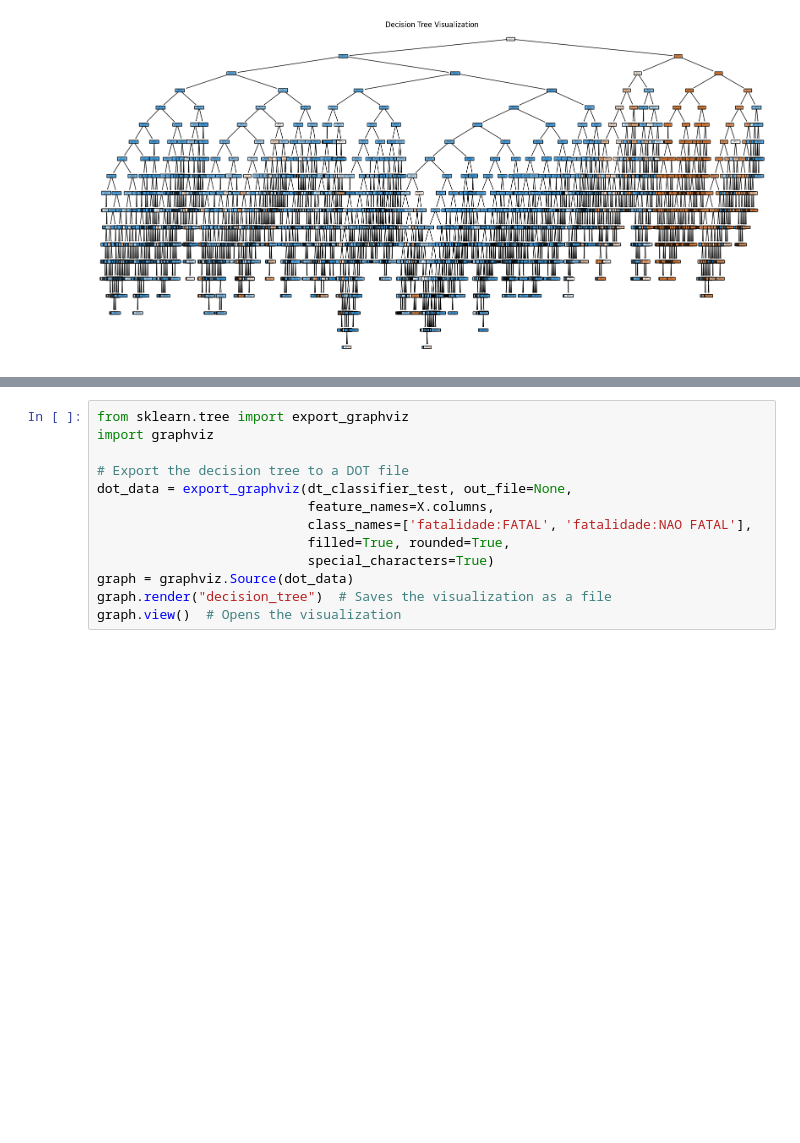
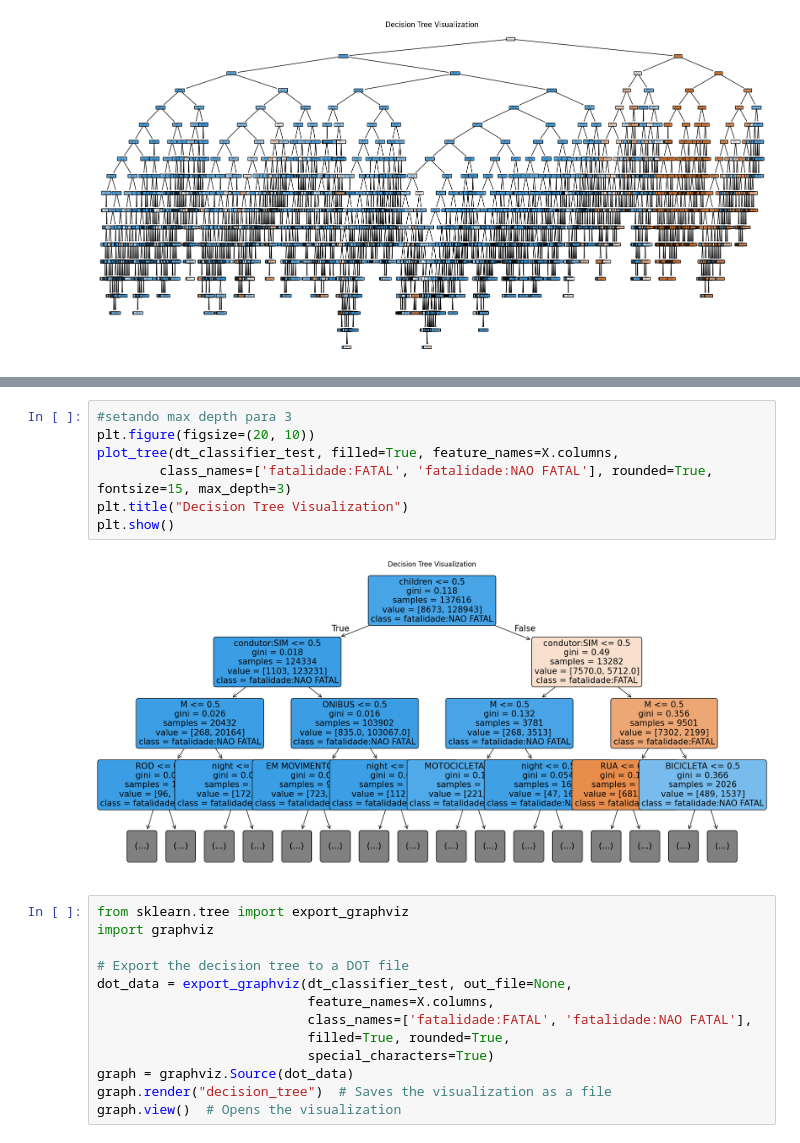
Before and after one commit to SamuelLipovetsky/mda_project, a Jupyter notebook: classification.ipynb, the cells around one changed output, grey strips where cells are left out. Cells and saved outputs as stored; diff of their text form; blank space fills up the shorter version.

```diff
--- a/classification.ipynb
+++ b/classification.ipynb
@@ -496,3 +496,12 @@ plt.show()
+# %%
+#setando max depth para 3
+plt.figure(figsize=(20, 10))
+plot_tree(dt_classifier_test, filled=True, feature_names=X.columns,
+        class_names=['fatalidade:FATAL', 'fatalidade:NAO FATAL'], rounded=True, fontsize=15, max_depth=3)
+plt.title("Decision Tree Visualization")
+plt.show()
+# %% [output]
+[figure, added]
 # %%
 from sklearn.tree import export_graphviz
 import graphviz
```
Also changed, not shown: parts of 1 cell of this notebook.
